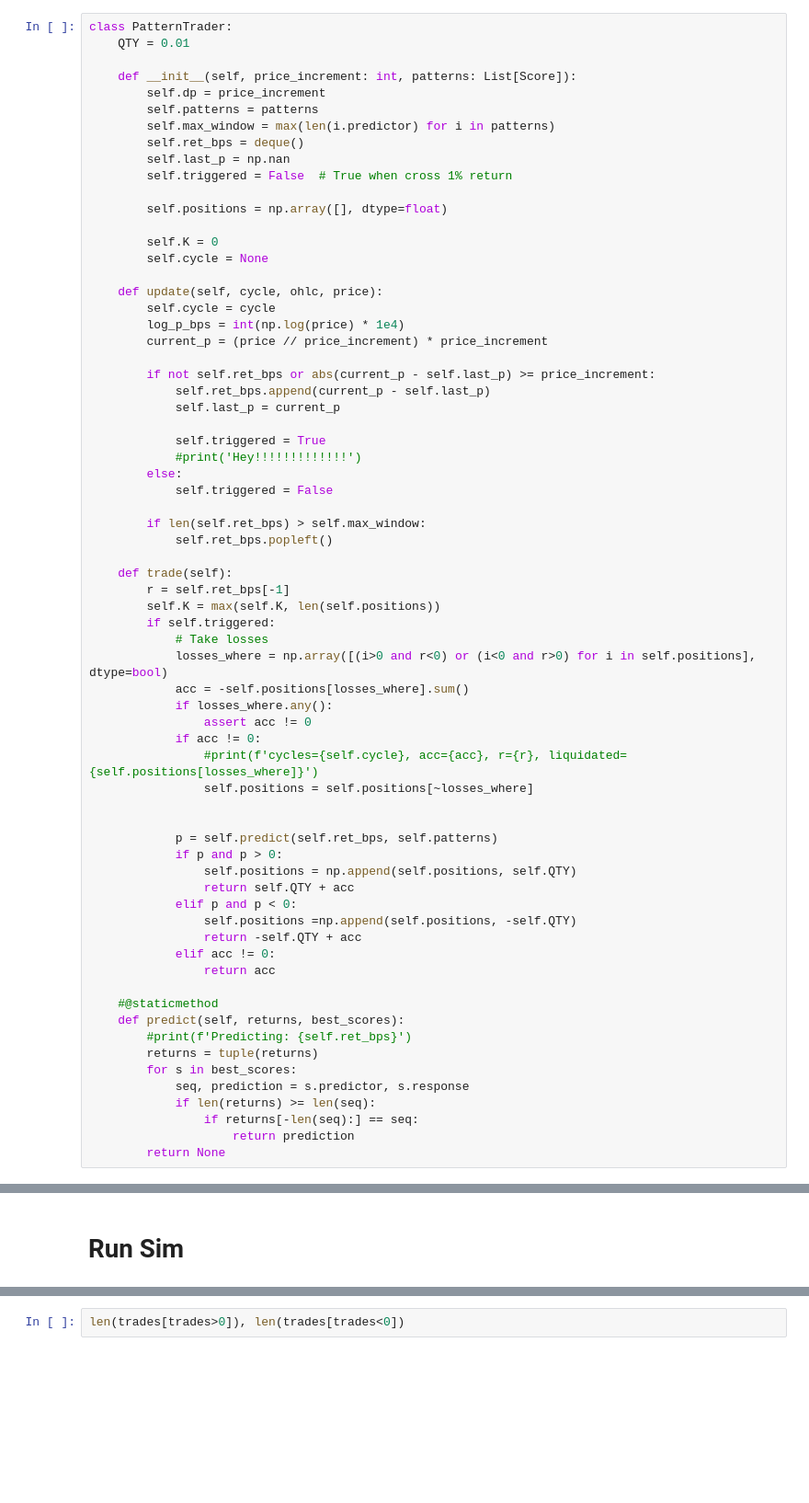
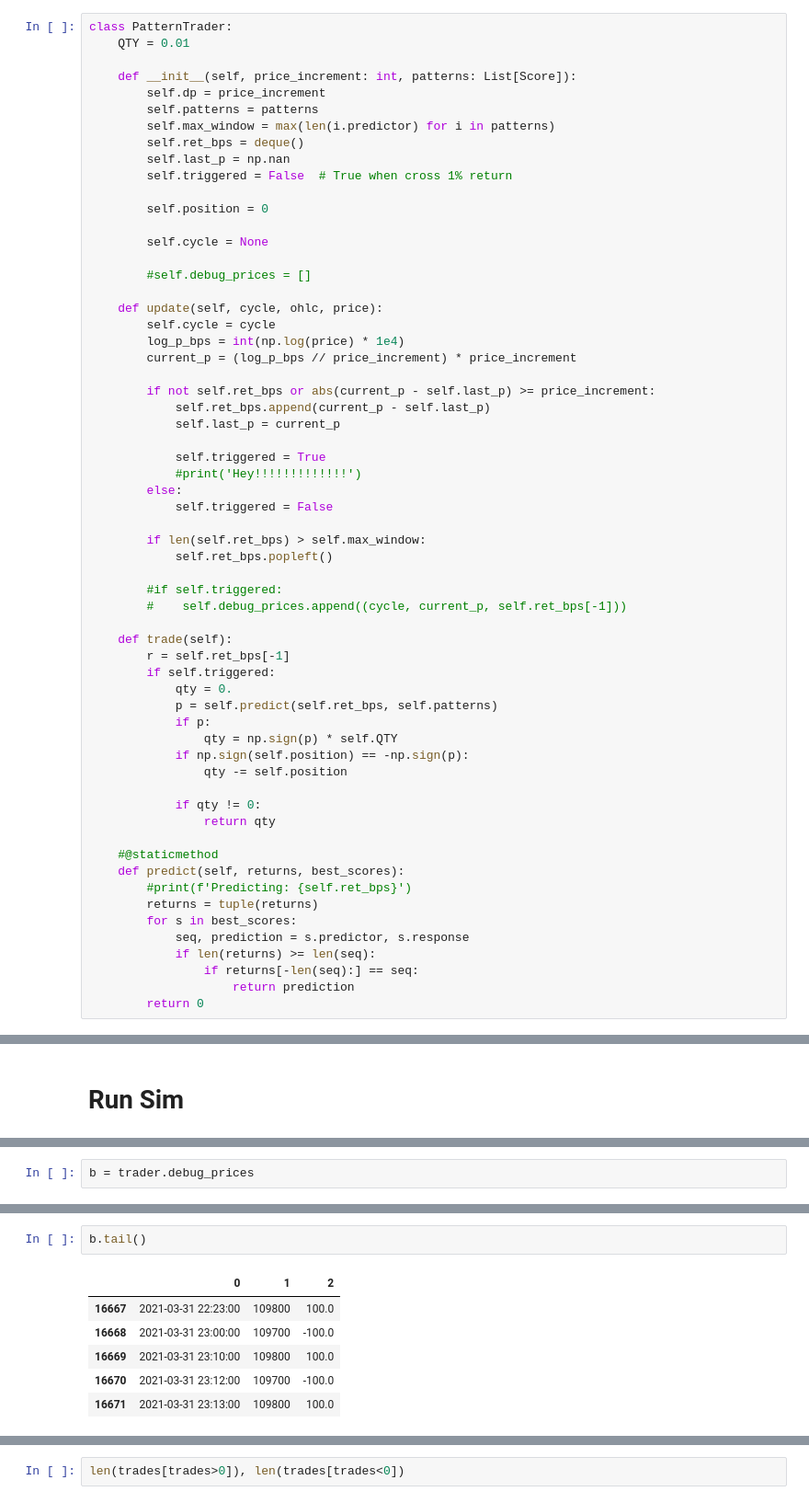
Before and after one commit to felipemontefuscolo/bitme, a Jupyter notebook: OhlcSim.ipynb, the cells around one changed output, grey strips where cells are left out. Shown at 92% size. Saved outputs shown, nothing was run; the diff lists cells and outputs as text; blank space fills up the shorter version.

```diff
--- a/OhlcSim.ipynb
+++ b/OhlcSim.ipynb
@@ -233,15 +233,16 @@ class PatternTrader:
         self.last_p = np.nan
         self.triggered = False  # True when cross 1% return
 
-        self.positions = np.array([], dtype=float)
+        self.position = 0
 
-        self.K = 0
         self.cycle = None
+
+        #self.debug_prices = []
 
     def update(self, cycle, ohlc, price):
         self.cycle = cycle
         log_p_bps = int(np.log(price) * 1e4)
-        current_p = (price // price_increment) * price_increment
+        current_p = (log_p_bps // price_increment) * price_increment
 
         if not self.ret_bps or abs(current_p - self.last_p) >= price_increment:
             self.ret_bps.append(current_p - self.last_p)
@@ -255,29 +256,21 @@ class PatternTrader:
         if len(self.ret_bps) > self.max_window:
             self.ret_bps.popleft()
 
+        #if self.triggered:
+        #    self.debug_prices.append((cycle, current_p, self.ret_bps[-1]))
+
     def trade(self):
         r = self.ret_bps[-1]
-        self.K = max(self.K, len(self.positions))
         if self.triggered:
-            # Take losses
-            losses_where = np.array([(i>0 and r<0) or (i<0 and r>0) for i in self.positions], dtype=bool)
-            acc = -self.positions[losses_where].sum()
-            if losses_where.any():
-                assert acc != 0
-            if acc != 0:
-                #print(f'cycles={self.cycle}, acc={acc}, r={r}, liquidated={self.positions[losses_where]}')
-                self.positions = self.positions[~losses_where]
+            qty = 0.
+            p = self.predict(self.ret_bps, self.patterns)
+            if p:
+                qty = np.sign(p) * self.QTY
+            if np.sign(self.position) == -np.sign(p):
+                qty -= self.position
 
-
-            p = self.predict(self.ret_bps, self.patterns)
-            if p and p > 0:
-                self.positions = np.append(self.positions, self.QTY)
-                return self.QTY + acc
-            elif p and p < 0:
-                self.positions =np.append(self.positions, -self.QTY)
-                return -self.QTY + acc
-            elif acc != 0:
-                return acc
+            if qty != 0:
+                return qty
 
     #@staticmethod
     def predict(self, returns, best_scores):
@@ -288,7 +281,7 @@ class PatternTrader:
             if len(returns) >= len(seq):
                 if returns[-len(seq):] == seq:
                     return prediction
-        return None
+        return 0
 # %%
 def trade(df, model):
     # model needs to have .update(cycle, ohlc) and trade()
@@ -514,0 +455,2 @@ dtype: float64
+# %%
+b = trader.debug_prices
@@ -514,0 +463,9 @@ dtype: float64
+# %%
+b.tail()
+# %% [output]
+|  | 0 | 1 | 2 |
+| 16667 | 2021-03-31 22:23:00 | 109800 | 100.0 |
+| 16668 | 2021-03-31 23:00:00 | 109700 | -100.0 |
+| 16669 | 2021-03-31 23:10:00 | 109800 | 100.0 |
+| 16670 | 2021-03-31 23:12:00 | 109700 | -100.0 |
+| 16671 | 2021-03-31 23:13:00 | 109800 | 100.0 |
```
Also changed, not shown: parts of 19 cells of this notebook.
